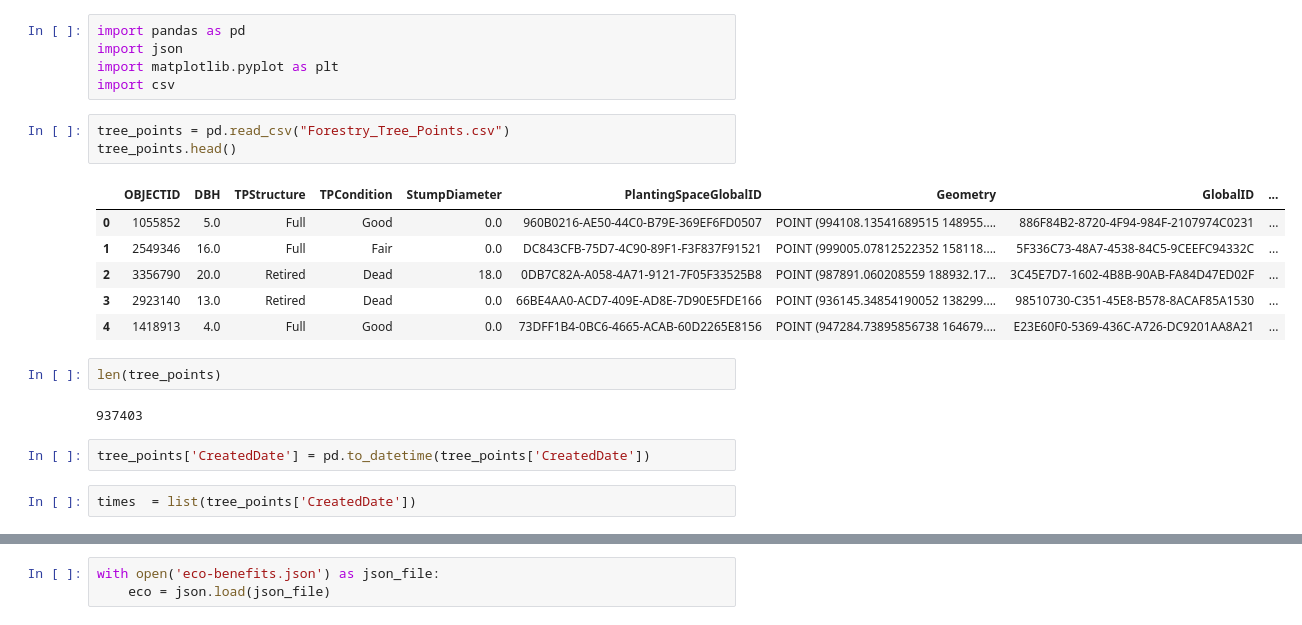
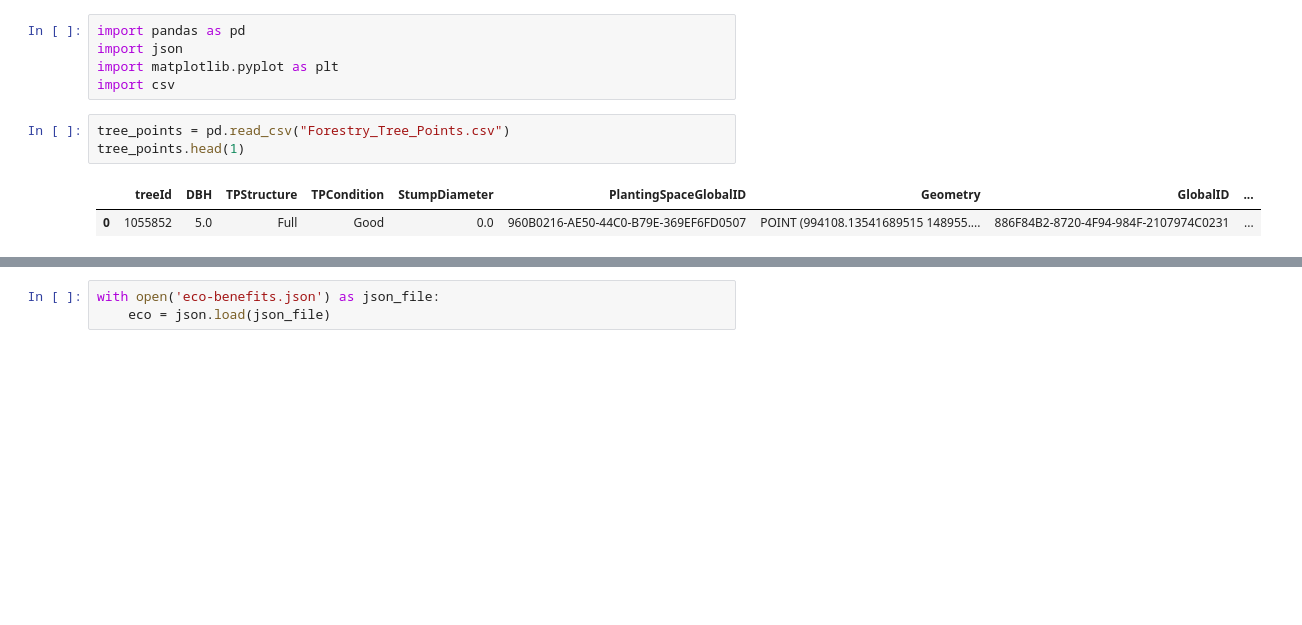
Before and after one commit to ElikaAraghi/Social-Graph, a Jupyter notebook: project/Explainer Notebook.ipynb, the cells around one changed output, grey strips where cells are left out. Drawn from its saved outputs; the diff is of its cells as text; blank space fills up the shorter version.

```diff
--- a/project/Explainer Notebook.ipynb
+++ b/project/Explainer Notebook.ipynb
@@ -79,19 +36,7 @@ import matplotlib.pyplot as plt
 import csv
 # %%
 tree_points = pd.read_csv("Forestry_Tree_Points.csv")
-tree_points.head()
+tree_points.head(1)
 # %% [output]
-|  | OBJECTID | DBH | TPStructure | TPCondition | StumpDiameter | PlantingSpaceGlobalID | Geometry | GlobalID | ... |
+|  | treeId | DBH | TPStructure | TPCondition | StumpDiameter | PlantingSpaceGlobalID | Geometry | GlobalID | ... |
 | 0 | 1055852 | 5.0 | Full | Good | 0.0 | 960B0216-AE50-44C0-B79E-369EF6FD0507 | POINT (994108.13541689515 148955.... | 886F84B2-8720-4F94-984F-2107974C0231 | ... |
-| 1 | 2549346 | 16.0 | Full | Fair | 0.0 | DC843CFB-75D7-4C90-89F1-F3F837F91521 | POINT (999005.07812522352 158118.... | 5F336C73-48A7-4538-84C5-9CEEFC94332C | ... |
-| 2 | 3356790 | 20.0 | Retired | Dead | 18.0 | 0DB7C82A-A058-4A71-9121-7F05F33525B8 | POINT (987891.060208559 188932.17... | 3C45E7D7-1602-4B8B-90AB-FA84D47ED02F | ... |
-| 3 | 2923140 | 13.0 | Retired | Dead | 0.0 | 66BE4AA0-ACD7-409E-AD8E-7D90E5FDE166 | POINT (936145.34854190052 138299.... | 98510730-C351-45E8-B578-8ACAF85A1530 | ... |
-| 4 | 1418913 | 4.0 | Full | Good | 0.0 | 73DFF1B4-0BC6-4665-ACAB-60D2265E8156 | POINT (947284.73895856738 164679.... | E23E60F0-5369-436C-A726-DC9201AA8A21 | ... |
-# %%
-len(tree_points)
-# %% [output]
-937403
-# %%
-tree_points['CreatedDate'] = pd.to_datetime(tree_points['CreatedDate'])
-# %%
-times  = list(tree_points['CreatedDate'])
```
Also changed, not shown: parts of 68 cells of this notebook.
